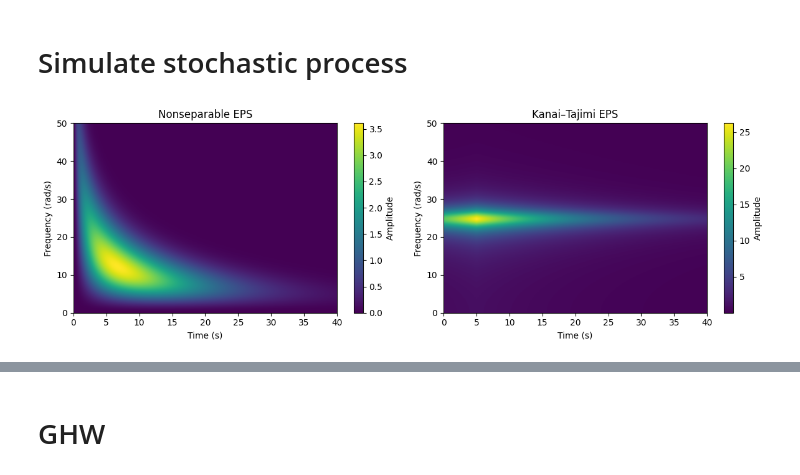
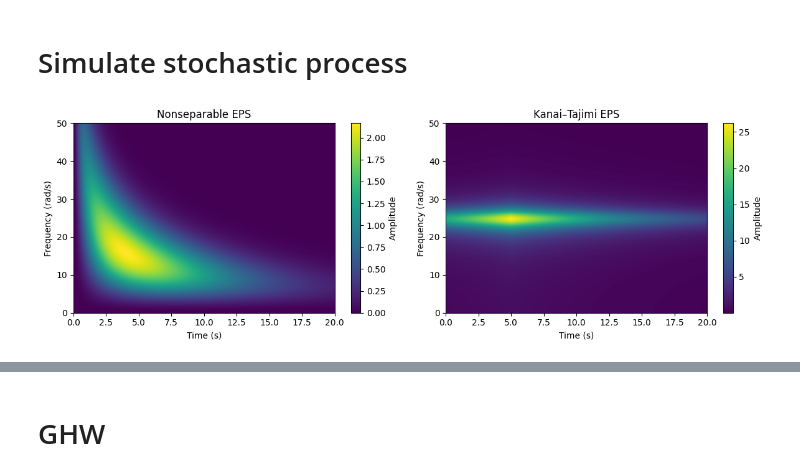
Before and after one commit to jgdu4rte/diffusion_model_stochastic_process, a Jupyter notebook: main.ipynb, the cells around one changed output, grey strips where cells are left out. Cells and saved outputs as stored; diff of their text form; code cells hidden in the pictures.

```diff
--- a/main.ipynb
+++ b/main.ipynb
@@ -8,8 +8,8 @@ from matplotlib import cm
 from eps.nonsep import nonseparable_evolutionary_power_spectrum
 from eps.kt import kt_evolutionary_power_spectrum
 
-time = np.linspace(0, 40, 1024)
-freq = np.linspace(0, 50, 1024)
+time = np.linspace(0, 20, 512)
+freq = np.linspace(0, 50, 512)
 
 X, Y = np.meshgrid(time, freq)
 
@@ -18,7 +18,7 @@ eps_kt = np.zeros((len(time), len(freq)))
 
 #EPSs parameters
 S0 = 1
-b0 = 0.15
+b0 = 0.25
 
 #KT parameter
 omega_g = 25
@@ -31,33 +31,33 @@ for i in range(len(time)):
 
 fig, axes = plt.subplots(1, 2, figsize=(12, 4))
 
 im0 = axes[0].imshow(
     eps_cp.T,                  # transpose so freq is y-axis
     extent=[time.min(), time.max(), freq.min(), freq.max()],
     origin='lower',
     aspect='auto',
     cmap=cm.viridis
 )
 axes[0].set_title("Nonseparable EPS")
 axes[0].set_xlabel("Time (s)")
 axes[0].set_ylabel("Frequency (rad/s)")
 fig.colorbar(im0, ax=axes[0], label="Amplitude")
 
 im1 = axes[1].imshow(
     eps_kt.T,                  # transpose so freq is y-axis
     extent=[time.min(), time.max(), freq.min(), freq.max()],
     origin='lower',
     aspect='auto',
     cmap=cm.viridis
 )
 axes[1].set_title("Kanai–Tajimi EPS")
 axes[1].set_xlabel("Time (s)")
 axes[1].set_ylabel("Frequency (rad/s)")
 fig.colorbar(im1, ax=axes[1], label="Amplitude")
 
 plt.tight_layout()
 plt.show()
 # %% [output]
-[figure, old version]
+[figure, new version]
 # %%
 from simulate_process import simulate_process
```
Also changed, not shown: parts of 8 cells of this notebook, 3 other files.
